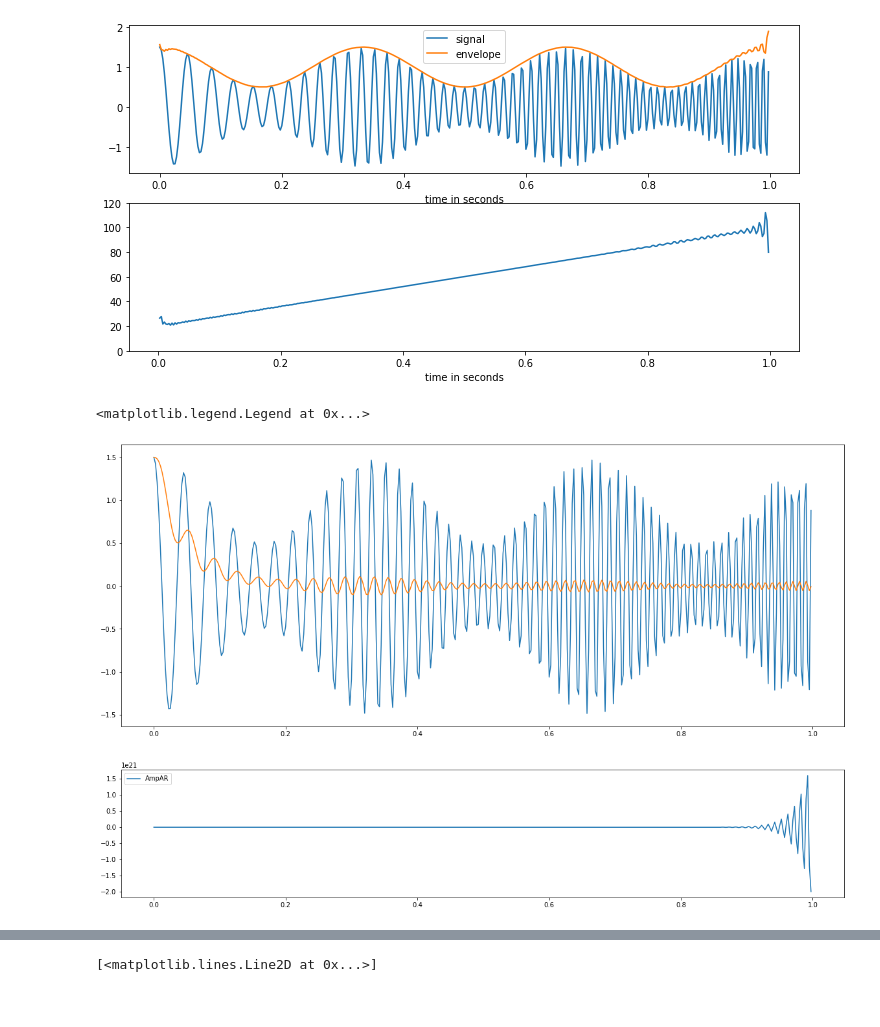
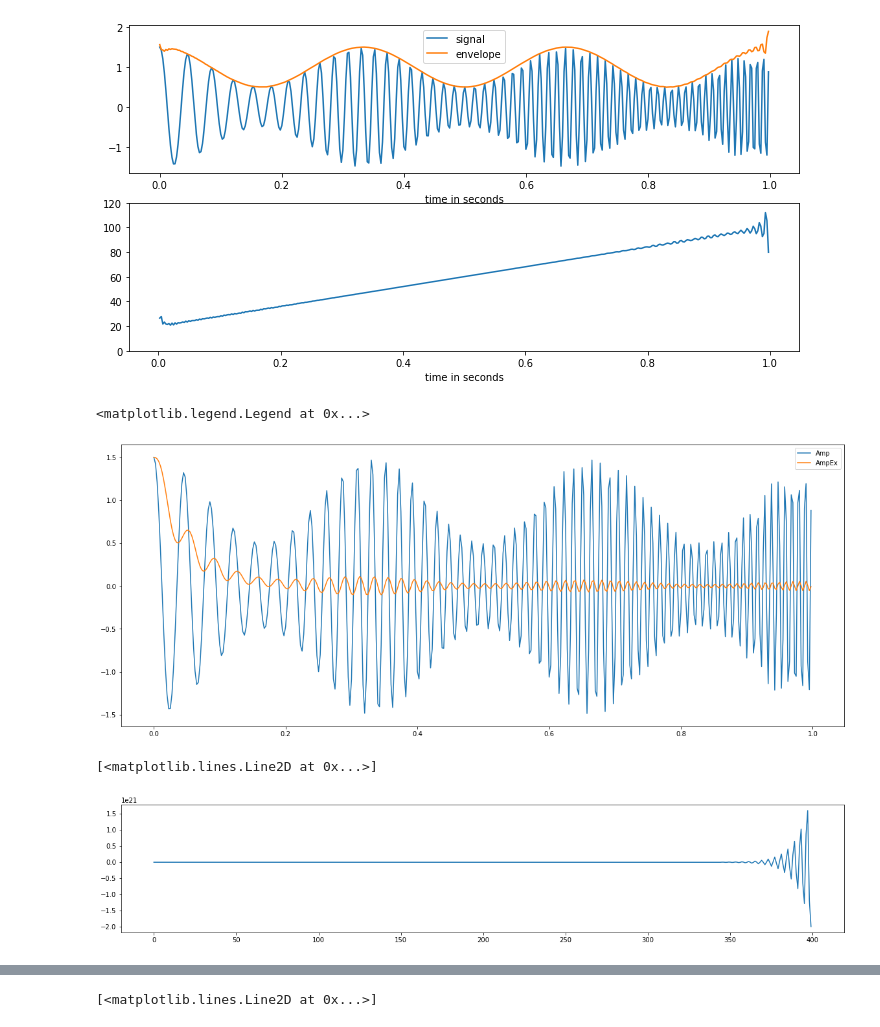
Before and after one commit to Max25112/PythonApplication1, a Jupyter notebook: PythonApplication1/practise.ipynb, the cells around one changed output, grey strips where cells are left out. Drawn from its saved outputs; the diff is of its cells as text; code cells hidden in the pictures.

```diff
--- a/PythonApplication1/practise.ipynb
+++ b/PythonApplication1/practise.ipynb
@@ -169,12 +192,15 @@ ax1.set_ylim(0.0, 120.0)
 # %%
 plt.figure(figsize=(20, 8))
 plt.plot(t, signal, label="Amp")
 plt.plot(t, exponential_smoothing(signal, 0.05), label="AmpEx")
-fig = plt.figure(figsize=(20,8))
-ax1 = fig.add_subplot(212)
-ax1.plot(t, func_AR(signal), label="AmpAR")
 plt.legend()
 # %% [output]
 <matplotlib.legend.Legend at 0x...>
-[figure, old version]
+[figure, new version]
-[figure, removed]
+# %%
+fig = plt.figure(figsize=(20,8))
+ax1 = fig.add_subplot(212)
+ax1.plot(func_AR(signal), label="AmpAR")
+# %% [output]
+[<matplotlib.lines.Line2D at 0x...>]
+[figure, added]
```
Also changed, not shown: parts of 30 cells of this notebook, 1 other file.
